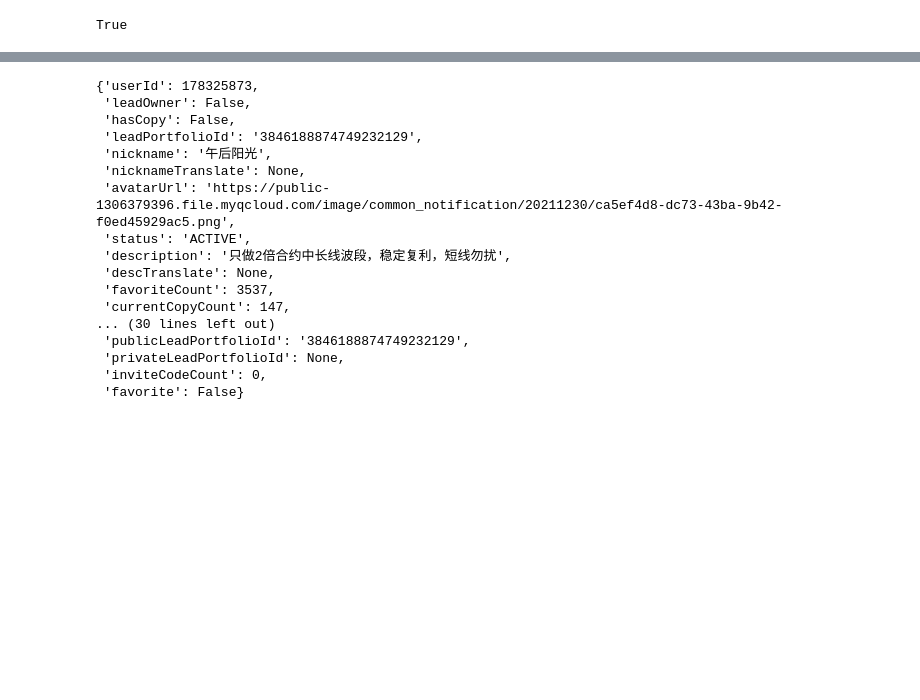
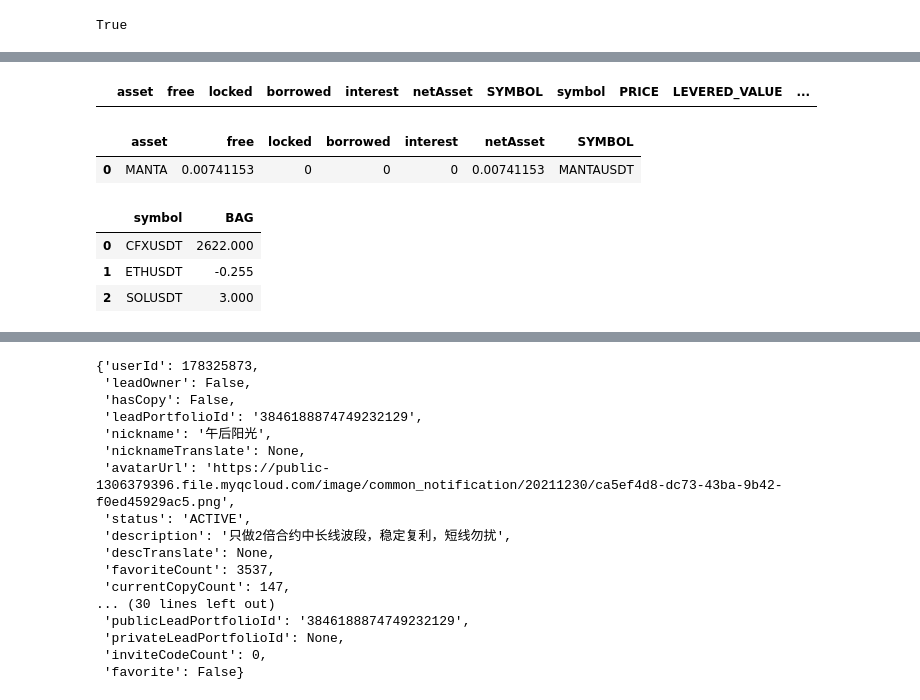
Before and after one commit to thibgl/copy, a Jupyter notebook: back/test.ipynb, the cells around one changed output, grey strips where cells are left out. Drawn from its saved outputs; the diff is of its cells as text; code cells hidden in the pictures; blank space fills up the shorter version.

```diff
--- a/back/test.ipynb
+++ b/back/test.ipynb
@@ -127,0 +498,4 @@ async def fetch_pages(leaderId, endpointType, params={}, page_number=None, resul
+# %%
+user_positions
+# %% [output]
+|  | asset | free | locked | borrowed | interest | netAsset | SYMBOL | symbol | PRICE | LEVERED_VALUE | ... |
@@ -127,0 +531,18 @@ async def fetch_pages(leaderId, endpointType, params={}, page_number=None, resul
+# %%
+user_positions
+# user_mix
+# pd.DataFrame(user["positions"]["data"])
+# %% [output]
+|  | asset | free | locked | borrowed | interest | netAsset | SYMBOL |
+| 0 | MANTA | 0.00741153 | 0 | 0 | 0 | 0.00741153 | MANTAUSDT |
+# %%
+# def update_user_mix(user, leader, weight):
+
+leader_mix_df = pd.DataFrame(leader["mix"]["data"])
+leader_mix_df["BAG"] = leader_mix_df["BAG"] * 3
+leader_mix_df
+# %% [output]
+|  | symbol | BAG |
+| 0 | CFXUSDT | 2622.000 |
+| 1 | ETHUSDT | -0.255 |
+| 2 | SOLUSDT | 3.000 |
```
Also changed, not shown: parts of 27 cells of this notebook.
